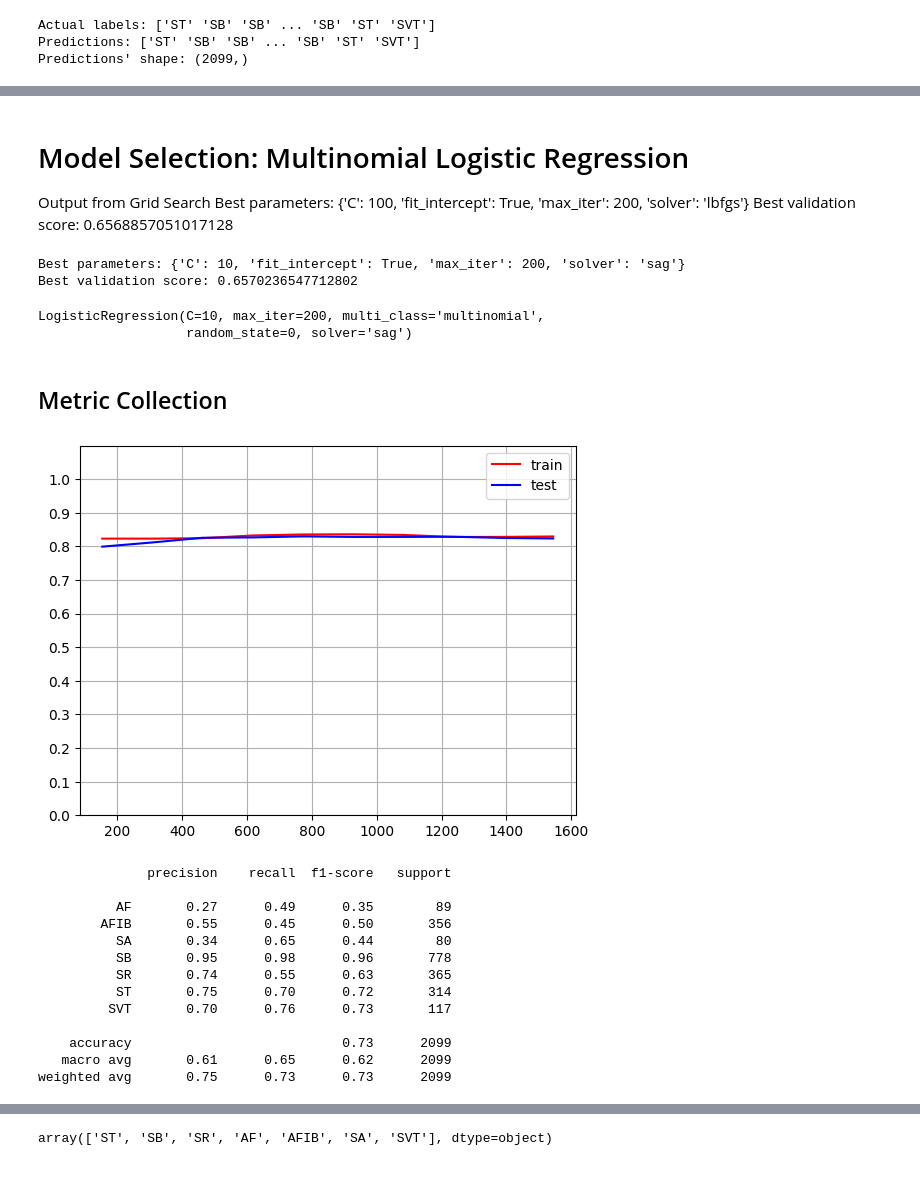
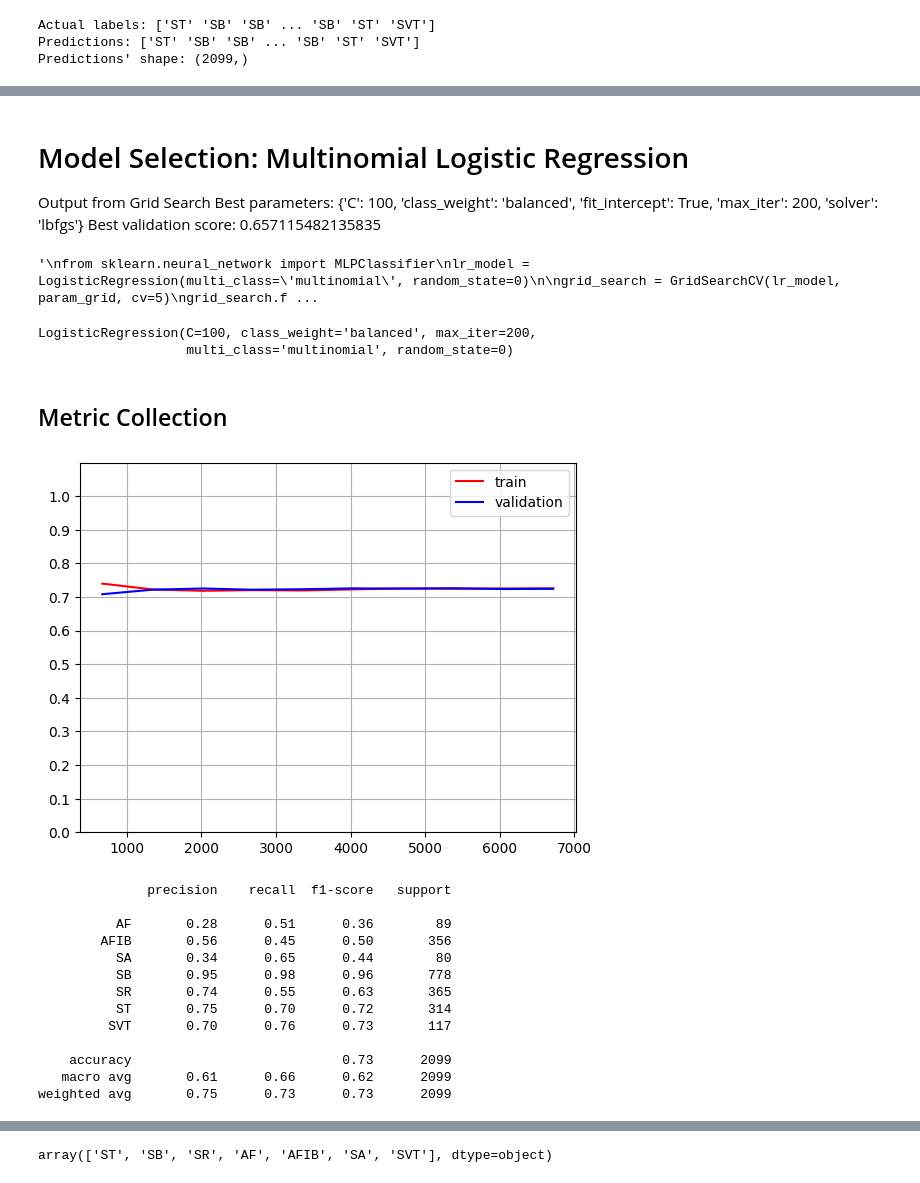
Before and after one commit to mlhbui/ml-ecg, a Jupyter notebook: src/Bui_EKG_ML_Model.ipynb, the cells around one changed output, grey strips where cells are left out. Cells and saved outputs as stored; diff of their text form; code cells hidden in the pictures.

Commit message:
ADD: final model versions

```diff
--- a/src/Bui_EKG_ML_Model.ipynb
+++ b/src/Bui_EKG_ML_Model.ipynb
@@ -454,9 +411,9 @@ X_res, y_res = smote.fit_resample(X_train_pca, y_train)
 # %%
 from imblearn.under_sampling import RandomUnderSampler
 
-# Assuming you have X_train_pca and y_train
+# Assuming you have X_train and y_train
 under_sampler = RandomUnderSampler(sampling_strategy='auto', random_state=42)
-X_res, y_res = under_sampler.fit_resample(X_train_pca, y_train)
+X_res, y_res = under_sampler.fit_resample(X_train, y_train)
 # %% [markdown]
 #### Configuring the model
 
@@ -472,13 +429,17 @@ param_grid = {
      'max_iter': [500, 1000]
 }
 
+# uncomment to use
+
+'''
 from sklearn.neural_network import MLPClassifier
 mlp = MLPClassifier(random_state=0, hidden_layer_sizes=(10,5))
 
 grid_search = GridSearchCV(mlp, param_grid, cv=5)
-# grid_search.fit(X_train_pca, y_train) # for unbalanced version
+grid_search.fit(X_train, y_train) # for unbalanced version
 grid_search.fit(X_res, y_res)
 
 
 print("Best parameters:", grid_search.best_params_)
 print("Best validation score:", grid_search.best_score_)
+'''
@@ -617,10 +580,12 @@ plt.show()
 # Model Selection: Multinomial Logistic Regression
 
 Output from Grid Search
-Best parameters: {'C': 100, 'fit_intercept': True, 'max_iter': 200, 'solver': 'lbfgs'}
-Best validation score: 0.6568857051017128
+Best parameters: {'C': 100, 'class_weight': 'balanced', 'fit_intercept': True, 'max_iter': 200, 'solver': 'lbfgs'}
+Best validation score: 0.657115482135835
 # %%
 from sklearn.model_selection import GridSearchCV, RandomizedSearchCV
+from sklearn.linear_model import LogisticRegression
+
 import warnings
 
 warnings.filterwarnings('ignore') # to suppress unnecessary warning messages
@@ -629,9 +594,11 @@ param_grid = {
     'C': [0.001, 0.01, 0.1, 1, 10, 100],
     'solver': ['lbfgs', 'newton-cg', 'sag'],
     'max_iter': [200, 500, 1000],
-    'fit_intercept': [True, False]
+    'fit_intercept': [True, False],
+    'class_weight': ['balanced', 'None']
 }
 
+'''
 from sklearn.neural_network import MLPClassifier
 lr_model = LogisticRegression(multi_class='multinomial', random_state=0)
 
@@ -640,66 +607,65 @@ grid_search.fit(X_res, y_res)
 
 print("Best parameters:", grid_search.best_params_)
 print("Best validation score:", grid_search.best_score_)
+'''
 # %% [output]
-Best parameters: {'C': 10, 'fit_intercept': True, 'max_iter': 200, 'solver': 'sag'}
-Best validation score: 0.6570236547712802
+'\nfrom sklearn.neural_network import MLPClassifier\nlr_model = LogisticRegression(multi_class=\'multinomial\', random_state=0)\n\ngrid_search = GridSearchCV(lr_model, param_grid, cv=5)\ngrid_search.f ...
 # %%
 from sklearn.linear_model import LogisticRegression
 
 rseed = 0
 
-lr_model = LogisticRegression (multi_class='multinomial', solver='sag', fit_intercept=True, C=10, max_iter=200, random_state=rseed)
-
-# Train the model on X_train and y_train
+lr_model = LogisticRegression (multi_class='multinomial', solver='lbfgs', class_weight='balanced',fit_intercept=True, C=100, max_iter=200, random_state=rseed)
 lr_model.fit(X_res, y_res)
+#lr_model.fit(X_train, y_train.to_numpy())
 # %% [output]
-LogisticRegression(C=10, max_iter=200, multi_class='multinomial',
-                   random_state=0, solver='sag')
+LogisticRegression(C=100, class_weight='balanced', max_iter=200,
+                   multi_class='multinomial', random_state=0)
 # %% [markdown]
 ## Metric Collection
 # %%
 # Learning Curve
 import warnings
 
 warnings.filterwarnings('ignore') # to suppress unnecessary warning messages
 
 from sklearn.model_selection import learning_curve
 
 train_sizes, train_scores, valid_scores = learning_curve(
     lr_model,
-    X_test_pca,
-    y_test,
+    X_train,
+    y_train,
     train_sizes=np.linspace(0.1, 1.0, 10),
     cv=5)
 
 # accuracies
 train_acc = train_scores.mean(axis=1)
 valid_acc = valid_scores.mean(axis=1)
 
 # graph plot
 plt.plot(train_sizes, train_acc, 'r-', label='train')
-plt.plot(train_sizes, valid_acc, 'b-', label='test')
+plt.plot(train_sizes, valid_acc, 'b-', label='validation')
 plt.ylim([0, 1.1])
 plt.yticks(ticks=np.linspace(0.0, 1.0, 11))
 plt.legend()
 plt.grid()
 plt.show()
 
 warnings.simplefilter('default') # to bring back warning messages
 # %% [output]
-[figure, old version]
+[figure, new version]
 # %%
 from sklearn.metrics import classification_report
 
 # Create the classification report for all classes
-y_pred_lr = lr_model.predict(X_test_pca)
+y_pred_lr = lr_model.predict(X_test)
 report = classification_report(y_test, y_pred_lr, labels=np.unique(y_test))
 print(report)
 # %% [output]
               precision    recall  f1-score   support
 
-          AF       0.27      0.49      0.35        89
-        AFIB       0.55      0.45      0.50       356
+          AF       0.28      0.51      0.36        89
+        AFIB       0.56      0.45      0.50       356
           SA       0.34      0.65      0.44        80
           SB       0.95      0.98      0.96       778
           SR       0.74      0.55      0.63       365
@@ -707,6 +673,6 @@ print(report)
          SVT       0.70      0.76      0.73       117
 
     accuracy                           0.73      2099
-   macro avg       0.61      0.65      0.62      2099
+   macro avg       0.61      0.66      0.62      2099
 weighted avg       0.75      0.73      0.73      2099
 # %%
```
Also changed, not shown: parts of 31 cells of this notebook.
